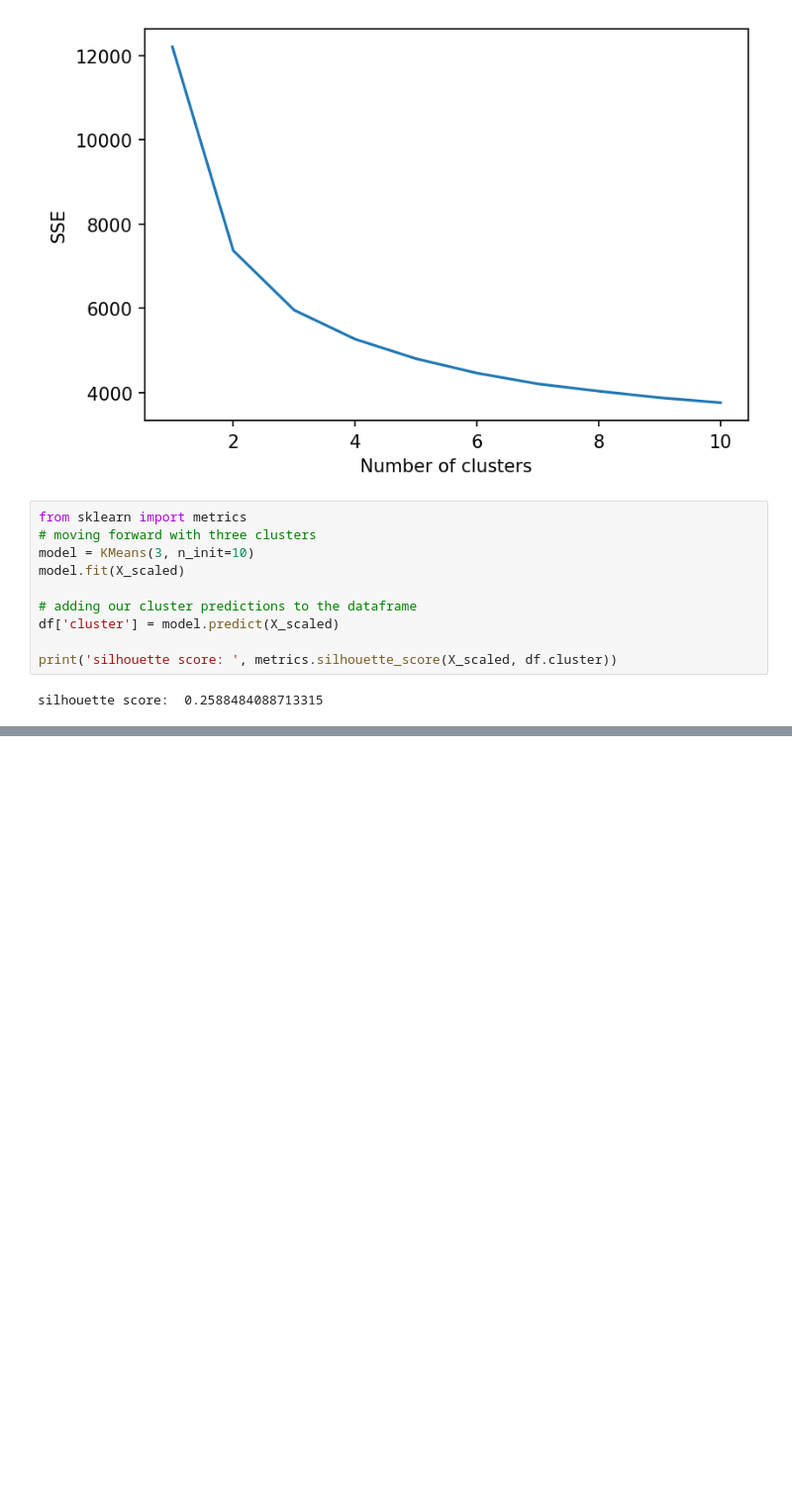
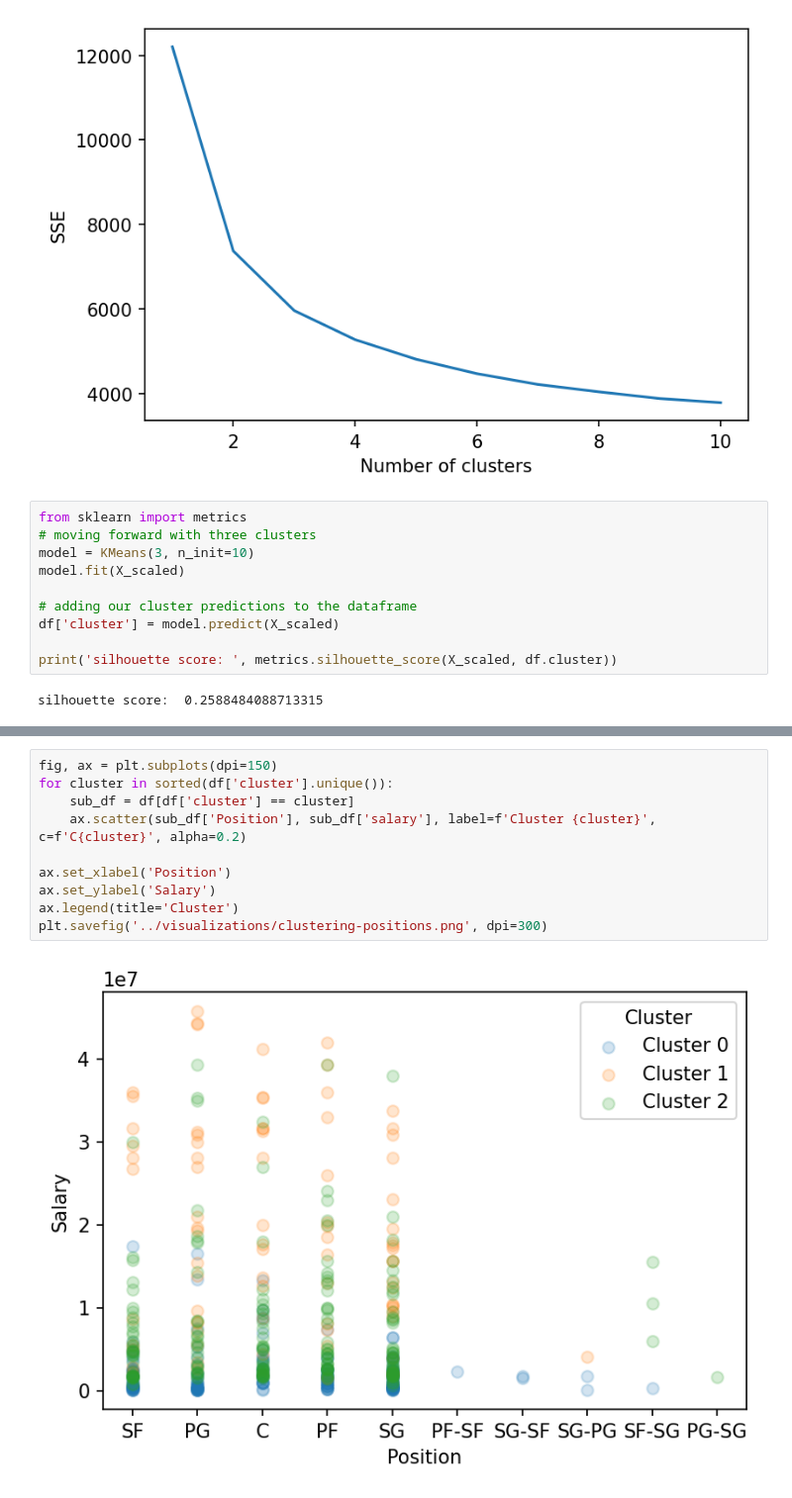
Before and after one commit to zuyouchen/is-327-proj, a Jupyter notebook: notebooks/ml.ipynb, the cells around one changed output, grey strips where cells are left out. Shown: that part at 99% size. Cells and saved outputs as stored; diff of their text form; blank space fills up the shorter version.

```diff
--- a/notebooks/ml.ipynb
+++ b/notebooks/ml.ipynb
@@ -282,0 +310,12 @@ plt.savefig('../visualizations/clustering-scatter1.png', dpi=300)
+# %%
+fig, ax = plt.subplots(dpi=150)
+for cluster in sorted(df['cluster'].unique()):
+    sub_df = df[df['cluster'] == cluster]
+    ax.scatter(sub_df['Position'], sub_df['salary'], label=f'Cluster {cluster}', c=f'C{cluster}', alpha=0.2)
+
+ax.set_xlabel('Position')
+ax.set_ylabel('Salary')
+ax.legend(title='Cluster')
+plt.savefig('../visualizations/clustering-positions.png', dpi=300)
+# %% [output]
+[figure, added]
```
Also changed, not shown: parts of 11 cells of this notebook, 6 other files.
